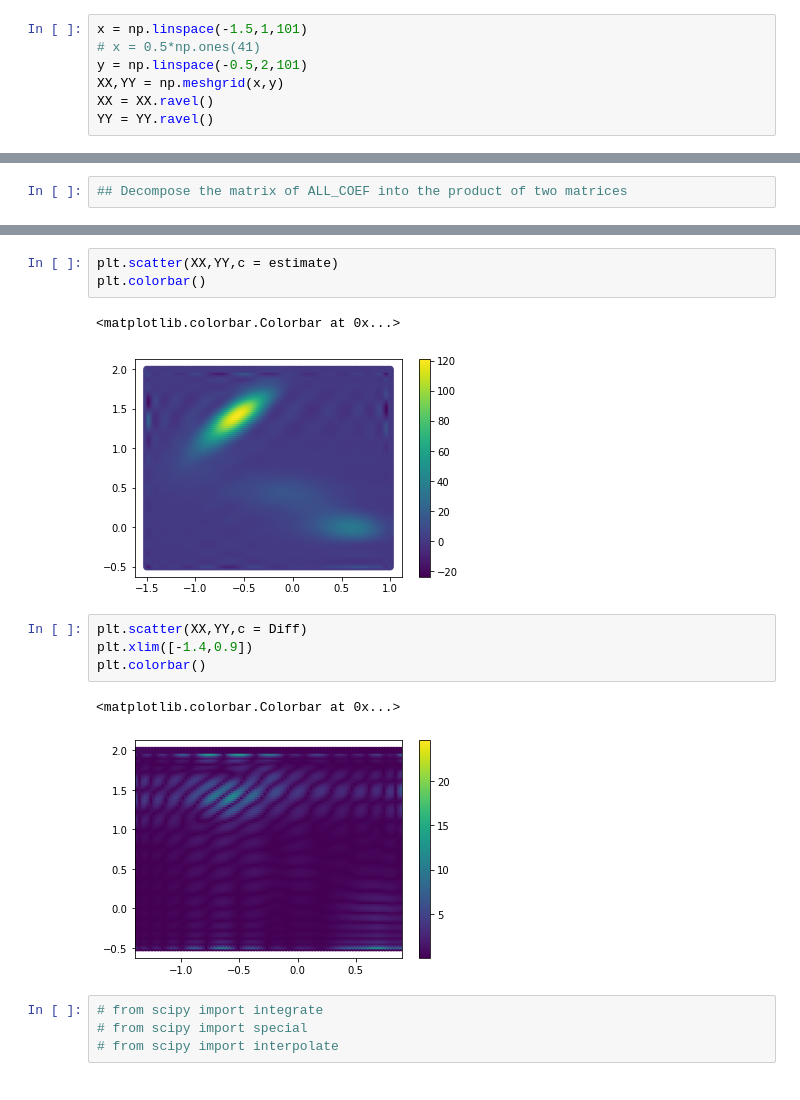
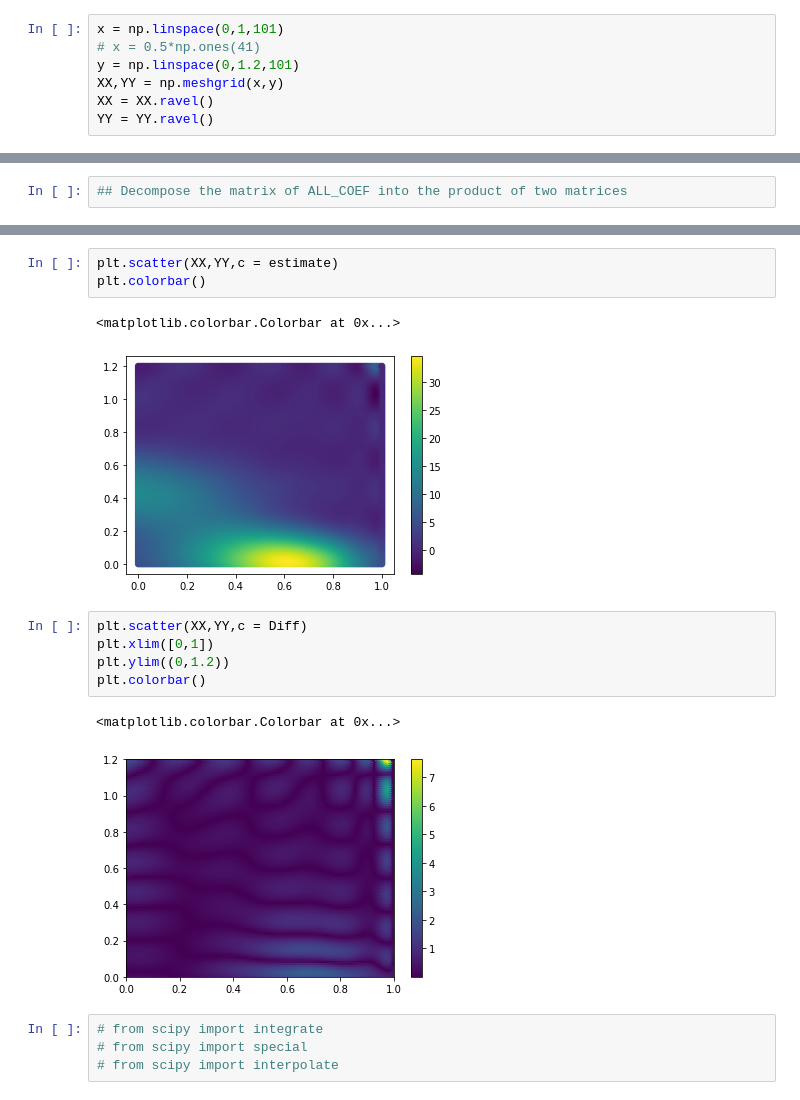
Before and after one commit to margotyjx/committor_TT_mueller, a Jupyter notebook: Approximation_legendre.ipynb, the cells around one changed output, grey strips where cells are left out. Drawn from its saved outputs; the diff is of its cells as text.

```diff
--- a/Approximation_legendre.ipynb
+++ b/Approximation_legendre.ipynb
@@ -64,9 +64,9 @@ print(ALL_COEF.shape)
 # %% [output]
 (19, 19)
 # %%
-x = np.linspace(-1.5,1,101)
+x = np.linspace(0,1,101)
 # x = 0.5*np.ones(41)
-y = np.linspace(-0.5,2,101)
+y = np.linspace(0,1.2,101)
 XX,YY = np.meshgrid(x,y)
 XX = XX.ravel()
 YY = YY.ravel()
@@ -118,14 +118,15 @@ plt.scatter(XX,YY,c = estimate)
 plt.colorbar()
 # %% [output]
 <matplotlib.colorbar.Colorbar at 0x...>
-[figure, old version]
+[figure, new version]
 # %%
 plt.scatter(XX,YY,c = Diff)
-plt.xlim([-1.4,0.9])
+plt.xlim([0,1])
+plt.ylim((0,1.2))
 plt.colorbar()
 # %% [output]
 <matplotlib.colorbar.Colorbar at 0x...>
-[figure, old version]
+[figure, new version]
 # %%
 # from scipy import integrate
 # from scipy import special
```
Also changed, not shown: parts of 3 cells of this notebook, 16 other files.
